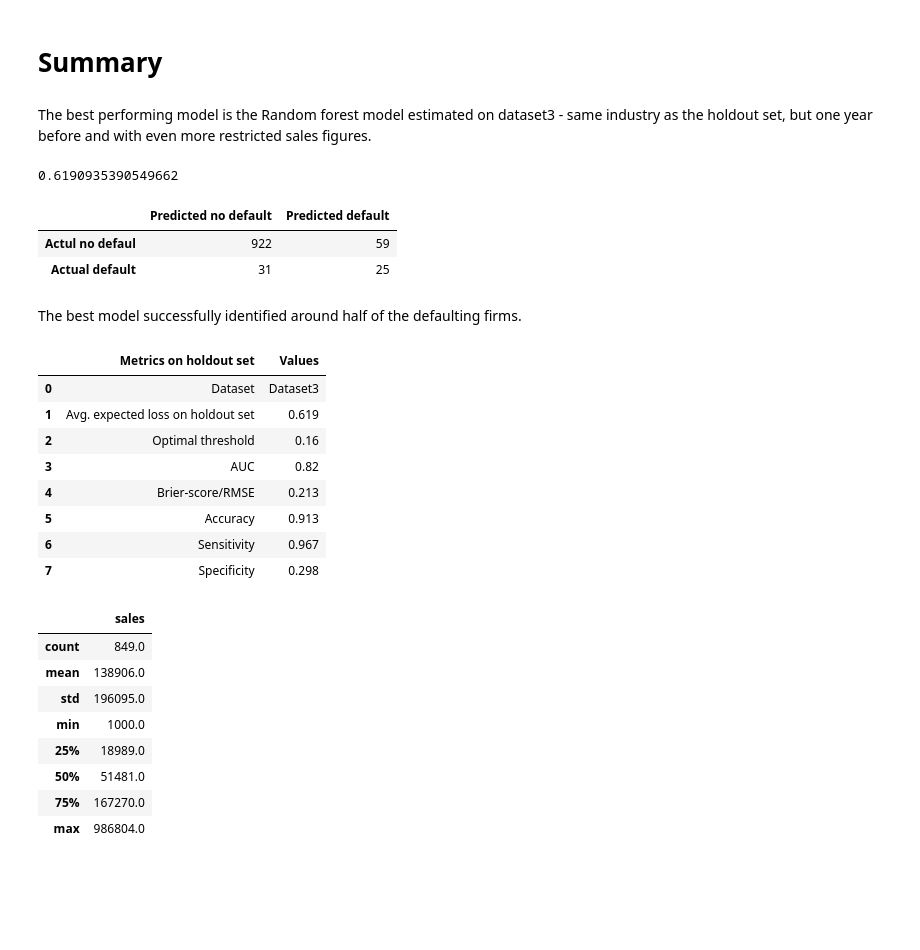
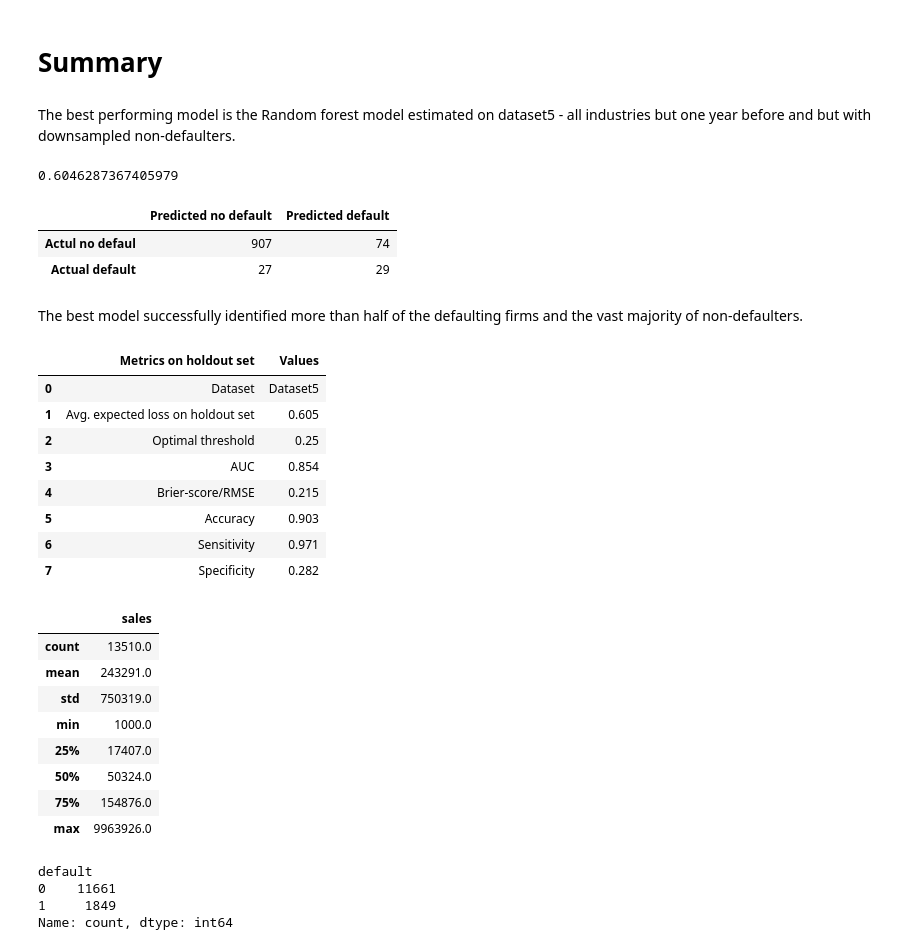
Before and after one commit to balint-thaler/DA3-Assingment-3, a Jupyter notebook: Assignment3.ipynb, the cells around one changed output. Saved outputs shown, nothing was run; the diff lists cells and outputs as text; code cells hidden in the pictures; blank space fills up the shorter version.

```diff
--- a/Assignment3.ipynb
+++ b/Assignment3.ipynb
@@ -1903,9 +1905,9 @@ X1 = pd.concat([raw, fin], axis=1)
 X2 = pd.concat([X1, ind2_catmat, ind_catmat, m_region_locmat, urban_mmat, gender_catmat, origin_catmat], axis=1)
 # %%
 hr = dataset3[hr_vars]
-X3 = pd.concat([X1, X2, hr], axis = 1)
+X3 = pd.concat([X2, hr], axis = 1)
 # %%
-rfvars  = pd.concat([X1, X2, hr], axis=1)
+rfvars  = pd.concat([X2, hr], axis=1)
 # %%
 y = dataset3['default']
 # %%
@@ -2502,5 +2475,5 @@ X3 = pd.concat([X1, X2, hr], axis = 1)
 # %%
-rfvars  = pd.concat([X1, X2, hr], axis=1)
+rfvars  = pd.concat([X2, hr], axis=1)
 # %%
 y = dataset4['default']
 # %%
@@ -2802,5 +2775,5 @@ X3 = pd.concat([X1, X2, hr], axis = 1)
 # %%
-rfvars  = pd.concat([X1, X2, hr], axis=1)
+rfvars  = pd.concat([X2, hr], axis=1)
 # %%
 y = dataset5['default']
 # %%
@@ -3020,50 +3111,57 @@ This model was only marginally better than the previous one, and worse than the
 # %% [markdown]
 # Summary
 # %% [markdown]
-The best performing model is the Random forest model estimated on dataset3 - same industry as the holdout set, but one year before and with even more restricted sales figures.
+The best performing model is the Random forest model estimated on dataset5 - all industries but one year before and but with downsampled non-defaulters.
 # %%
-expected_loss_holdout_rf3
+expected_loss_holdout_rf5
 # %% [output]
-0.6190935390549662
+0.6046287367405979
 # %%
-cm6
+cm8
 # %% [output]
 |  | Predicted no default | Predicted default |
-| Actul no defaul | 922 | 59 |
-| Actual default | 31 | 25 |
+| Actul no defaul | 907 | 74 |
+| Actual default | 27 | 29 |
 # %% [markdown]
-The best model successfully identified around half of the defaulting firms.
+The best model successfully identified more than half of the defaulting firms and the vast majority of non-defaulters.
 # %%
 best_model_metrics = pd.DataFrame({
     "Metrics on holdout set" : ["Dataset", "Avg. expected loss on holdout set" , "Optimal threshold",
                  "AUC", "Brier-score/RMSE", "Accuracy", "Sensitivity", "Specificity"],
-    "Values" : ["Dataset3", round(expected_loss_holdout_rf3, 3), 0.16, 0.82, 0.213, round((cm6.iloc[0,0]+cm6.iloc[1,1])/len(holdout_data), 3),
-               round(cm6.iloc[0,0]/(cm6.iloc[0,0]+cm6.iloc[1,0]), 3), round(cm6.iloc[1,1]/(cm6.iloc[1,1]+cm6.iloc[0,1]), 3)]})
+    "Values" : ["Dataset5", round(expected_loss_holdout_rf5, 3), round(best_thresholds_cv['rf_p'], 3), round(auc_rf, 3), round(rmse_rf, 3), round((cm8.iloc[0,0]+cm8.iloc[1,1])/len(holdout_data), 3),
+               round(cm8.iloc[0,0]/(cm8.iloc[0,0]+cm8.iloc[1,0]), 3), round(cm8.iloc[1,1]/(cm8.iloc[1,1]+cm8.iloc[0,1]), 3)]})
 
 best_model_metrics
 # %% [output]
 |  | Metrics on holdout set | Values |
-| 0 | Dataset | Dataset3 |
-| 1 | Avg. expected loss on holdout set | 0.619 |
-| 2 | Optimal threshold | 0.16 |
-| 3 | AUC | 0.82 |
-| 4 | Brier-score/RMSE | 0.213 |
-| 5 | Accuracy | 0.913 |
-| 6 | Sensitivity | 0.967 |
-| 7 | Specificity | 0.298 |
+| 0 | Dataset | Dataset5 |
+| 1 | Avg. expected loss on holdout set | 0.605 |
+| 2 | Optimal threshold | 0.25 |
+| 3 | AUC | 0.854 |
+| 4 | Brier-score/RMSE | 0.215 |
+| 5 | Accuracy | 0.903 |
+| 6 | Sensitivity | 0.971 |
+| 7 | Specificity | 0.282 |
 # %%
-training_data_sales = pd.DataFrame(round(data3.sales.describe(), 0))
+training_data_sales = pd.DataFrame(round(data5.sales.describe(), 0))
 training_data_sales
 # %% [output]
 |  | sales |
-| count | 849.0 |
-| mean | 138906.0 |
-| std | 196095.0 |
+| count | 13510.0 |
+| mean | 243291.0 |
+| std | 750319.0 |
 | min | 1000.0 |
-| 25% | 18989.0 |
-| 50% | 51481.0 |
-| 75% | 167270.0 |
-| max | 986804.0 |
+| 25% | 17407.0 |
+| 50% | 50324.0 |
+| 75% | 154876.0 |
+| max | 9963926.0 |
+# %%
+data5.default.value_counts()
+# %% [output]
+default
+0    11661
+1     1849
+Name: count, dtype: int64
 # %%
 expected_losses = pd.DataFrame({
     "Dataset" : ["Dataset1", "Dataset2", "Dataset3", "Dataset4", "Dataset5"],
```
Also changed, not shown: parts of 131 cells of this notebook.
